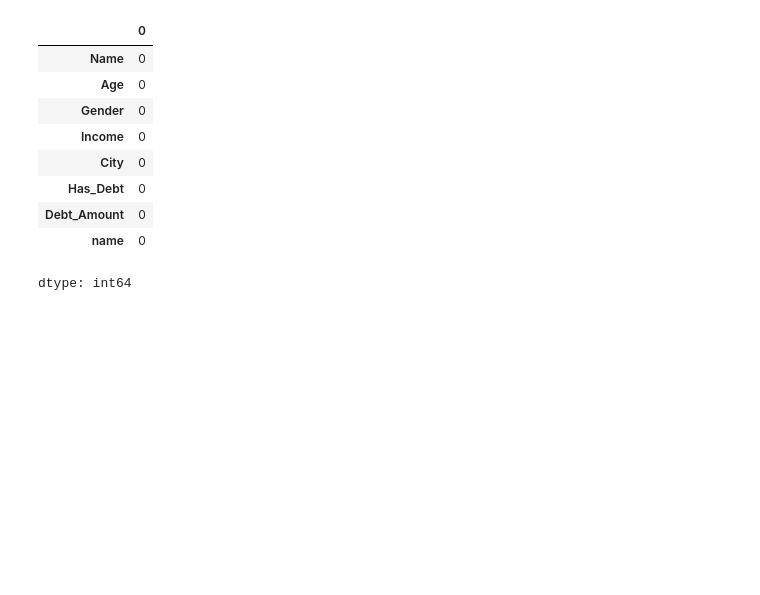
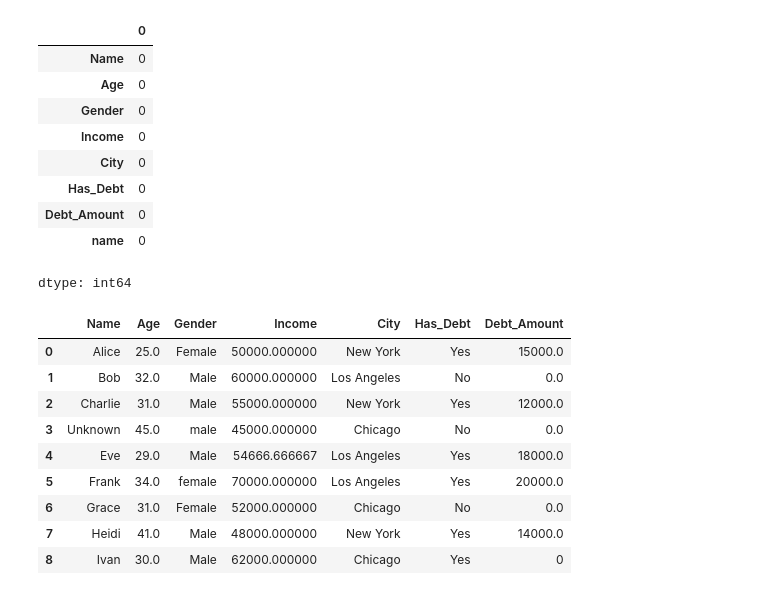
Before and after one commit to Yuvrajtakk/PYTHON, a Jupyter notebook: Data_preprocessing.ipynb, the cells around one changed output. Cells and saved outputs as stored; diff of their text form; code cells hidden in the pictures; blank space fills up the shorter version.

```diff
--- a/Data_preprocessing.ipynb
+++ b/Data_preprocessing.ipynb
@@ -243,3 +243,19 @@ df.isnull().sum()
 | Debt_Amount | 0 |
 | name | 0 |
 dtype: int64
+# %%
+# remove last colomn name
+
+df = df.iloc[:, :-1]
+df
+# %% [output]
+|  | Name | Age | Gender | Income | City | Has_Debt | Debt_Amount |
+| 0 | Alice | 25.0 | Female | 50000.000000 | New York | Yes | 15000.0 |
+| 1 | Bob | 32.0 | Male | 60000.000000 | Los Angeles | No | 0.0 |
+| 2 | Charlie | 31.0 | Male | 55000.000000 | New York | Yes | 12000.0 |
+| 3 | Unknown | 45.0 | male | 45000.000000 | Chicago | No | 0.0 |
+| 4 | Eve | 29.0 | Male | 54666.666667 | Los Angeles | Yes | 18000.0 |
+| 5 | Frank | 34.0 | female | 70000.000000 | Los Angeles | Yes | 20000.0 |
+| 6 | Grace | 31.0 | Female | 52000.000000 | Chicago | No | 0.0 |
+| 7 | Heidi | 41.0 | Male | 48000.000000 | New York | Yes | 14000.0 |
+| 8 | Ivan | 30.0 | Male | 62000.000000 | Chicago | Yes | 0 |
```
Also changed, not shown: parts of 2 cells of this notebook.
